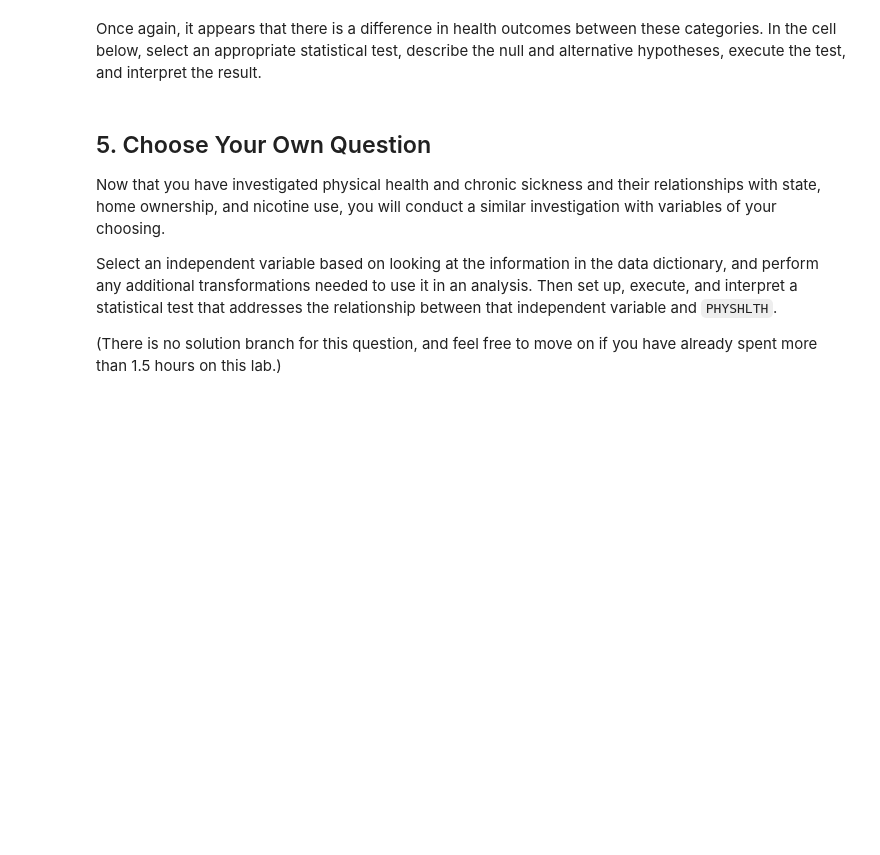
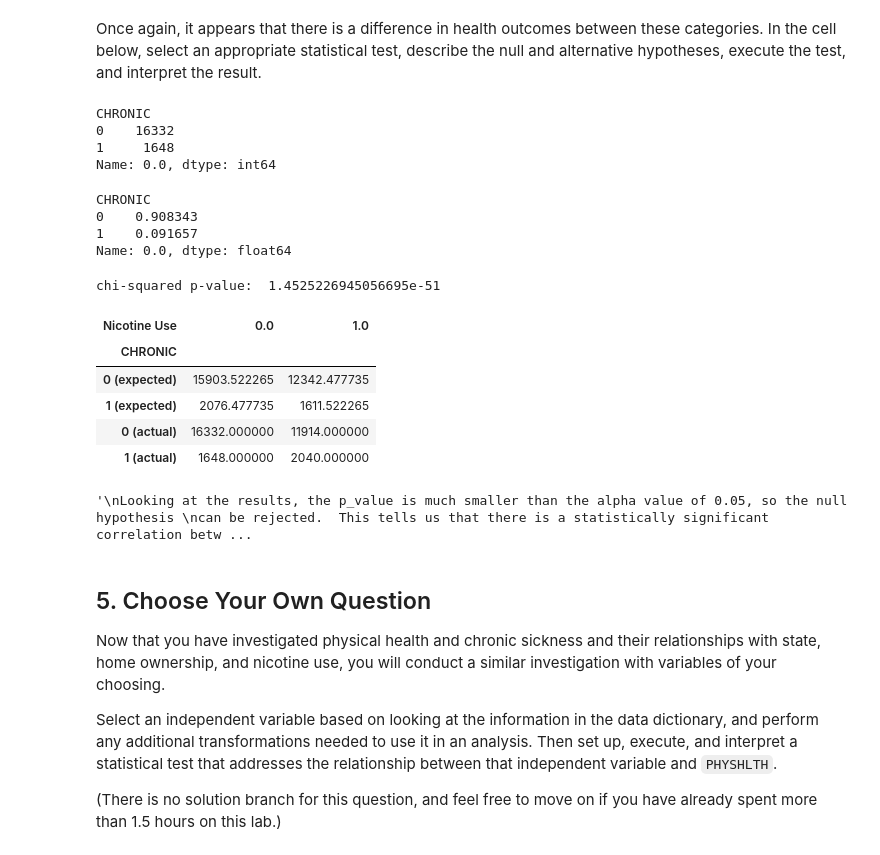
Before and after one commit to jgoett2/dsc-hypothesis-testing-lab, a Jupyter notebook: index.ipynb, the cells around one changed output. Cells and saved outputs as stored; diff of their text form; code cells hidden in the pictures; blank space fills up the shorter version.

```diff
--- a/index.ipynb
+++ b/index.ipynb
@@ -524,0 +528,7 @@ Once again, it appears that there is a difference in health outcomes between the
+# %%
+contingency_table[0]
+# %% [output]
+CHRONIC
+0    16332
+1     1648
+Name: 0.0, dtype: int64
@@ -525,3 +538,43 @@ Once again, it appears that there is a difference in health outcomes between the
+# %%
+no_nicotine_use
+# %% [output]
+CHRONIC
+0    0.908343
+1    0.091657
+Name: 0.0, dtype: float64
+# %%
+# Your code here (create additional cells as needed)
+# Null hypothesis: nicotine use does not have a statistically significant correlation to chronic sickness
+# Alternative hypothesis: there is a statisically significant correlation between nicotine use and chronic sickness
+
+chi2, p, dof, expected = stats.chi2_contingency(contingency_table)
+
+print("chi-squared p-value: ", p)
+results_table = pd.concat([pd.DataFrame(expected),contingency_table])
+
+
+results_table.columns.name = "Nicotine Use"
+results_table.index = ["0 (expected)", "1 (expected)", "0 (actual)", "1 (actual)"]
+results_table.index.name = "CHRONIC"
+
+
+results_table
+# %% [output]
+chi-squared p-value:  1.4525226945056695e-51
+| Nicotine Use | 0.0 | 1.0 |
+| CHRONIC |  |  |
+| 0 (expected) | 15903.522265 | 12342.477735 |
+| 1 (expected) | 2076.477735 | 1611.522265 |
+| 0 (actual) | 16332.000000 | 11914.000000 |
+| 1 (actual) | 1648.000000 | 2040.000000 |
+# %%
+"""
+Looking at the results, the p_value is much smaller than the alpha value of 0.05, so the null hypothesis
+can be rejected.  This tells us that there is a statistically significant correlation between chronic illness
+and nicotine use.
+"""
+# %% [output]
+'\nLooking at the results, the p_value is much smaller than the alpha value of 0.05, so the null hypothesis \ncan be rejected.  This tells us that there is a statistically significant correlation betw ...
 # %% [markdown]
 ## 5. Choose Your Own Question
 
```
Also changed, not shown: parts of 16 cells of this notebook.
